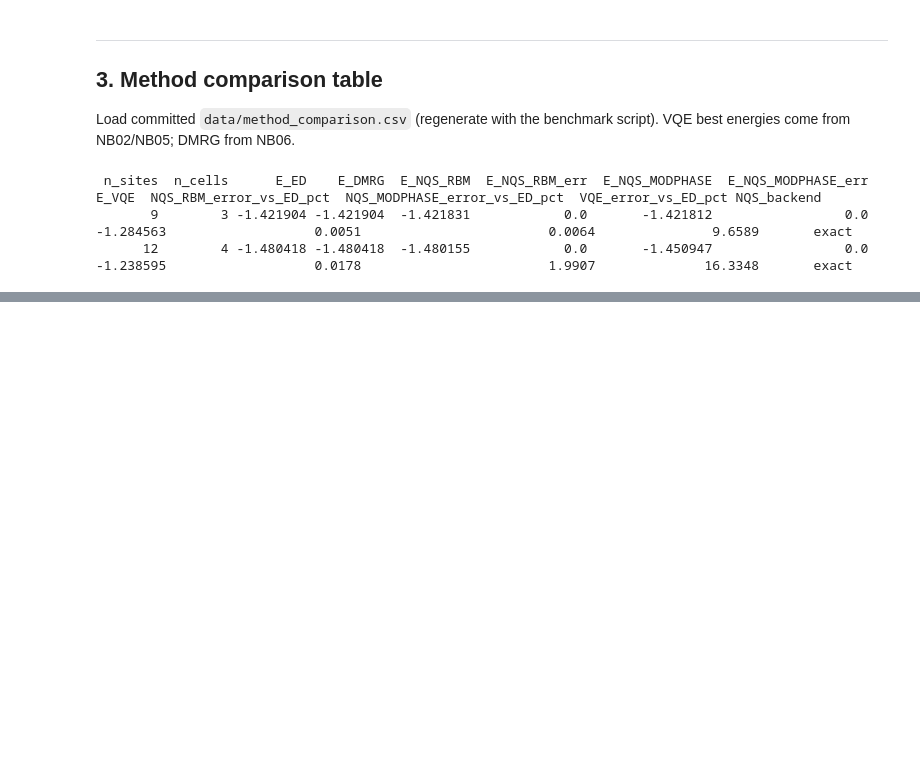
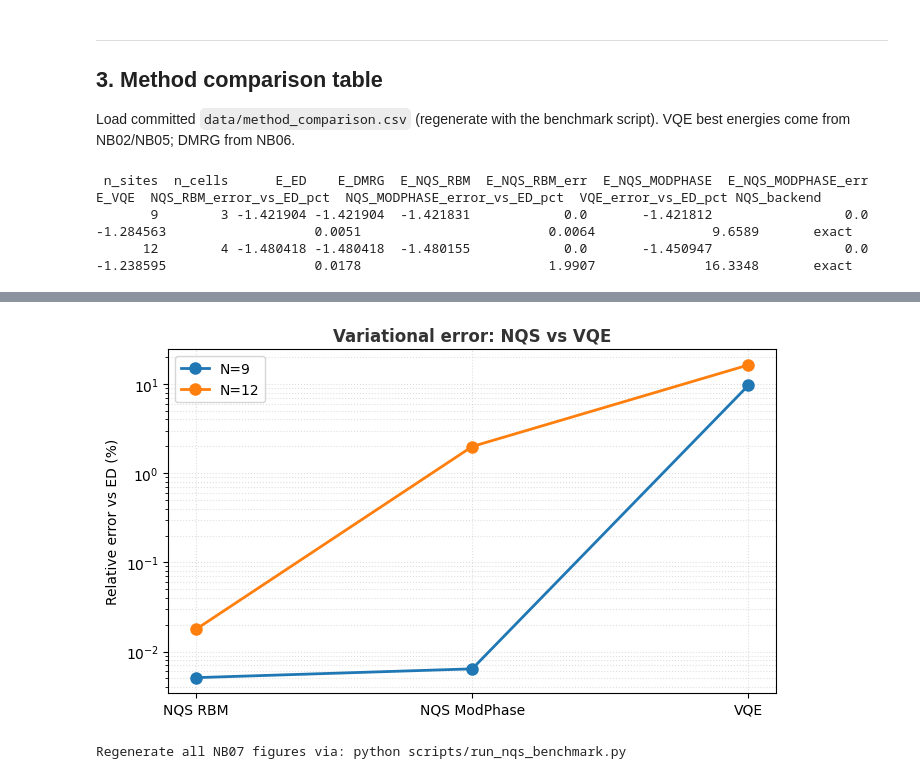
Before and after one commit to rosspeili/spinq-vqe, a Jupyter notebook: notebooks/07_nqs_comparison.ipynb, the cells around one changed output, grey strips where cells are left out. Drawn from its saved outputs; the diff is of its cells as text; code cells hidden in the pictures; blank space fills up the shorter version.

```diff
--- a/notebooks/07_nqs_comparison.ipynb
+++ b/notebooks/07_nqs_comparison.ipynb
@@ -163,0 +196,23 @@ claims.
+# %%
+fig, ax = plt.subplots(figsize=(7, 4.2))
+for _, row in df.iterrows():
+    n = int(row['n_sites'])
+    xs = ['NQS RBM', 'NQS ModPhase', 'VQE']
+    ys = [
+        float(row['NQS_RBM_error_vs_ED_pct']),
+        float(row['NQS_MODPHASE_error_vs_ED_pct']),
+        float(row['VQE_error_vs_ED_pct']),
+    ]
+    ax.plot(xs, ys, 'o-', lw=2, ms=8, label=f'N={n}')
+ax.set_ylabel('Relative error vs ED (%)')
+ax.set_title('Variational error: NQS vs VQE', fontweight='semibold', color='#333')
+ax.set_yscale('log')
+ax.legend()
+ax.grid(True, which='both', ls=':', alpha=0.4)
+plt.tight_layout()
+plt.savefig(FIG / 'nqs_error_vs_ed.png', dpi=150, bbox_inches='tight')
+plt.show()
+print('Regenerate all NB07 figures via: python scripts/run_nqs_benchmark.py')
+# %% [output]
+[figure, added]
+Regenerate all NB07 figures via: python scripts/run_nqs_benchmark.py
```
Also changed, not shown: parts of 11 cells of this notebook, 14 other files.
